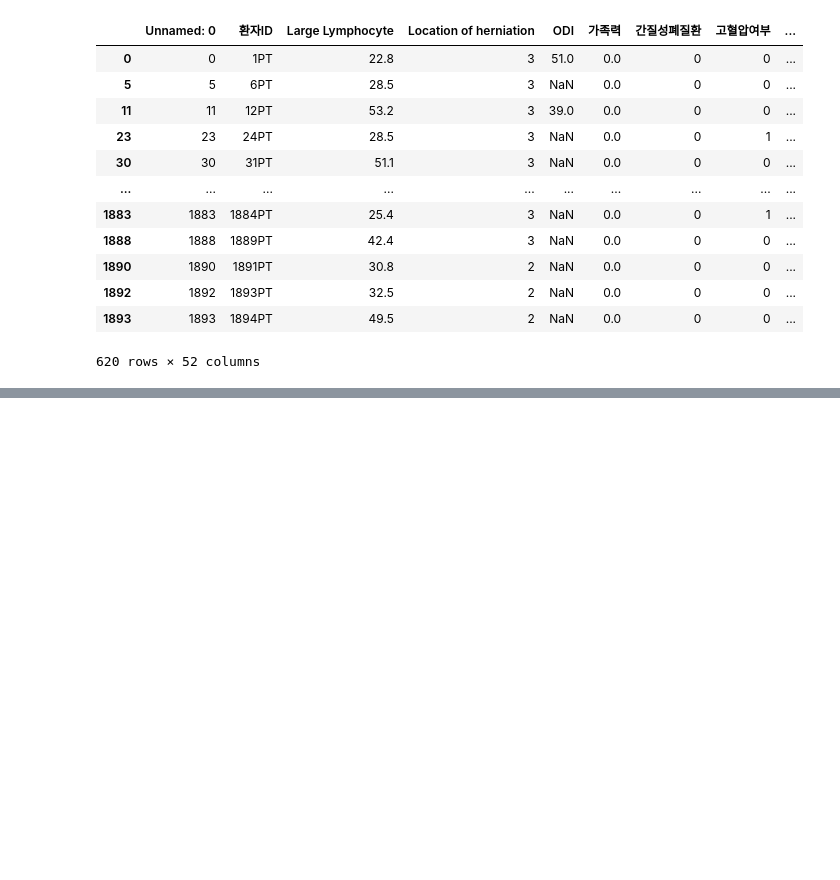
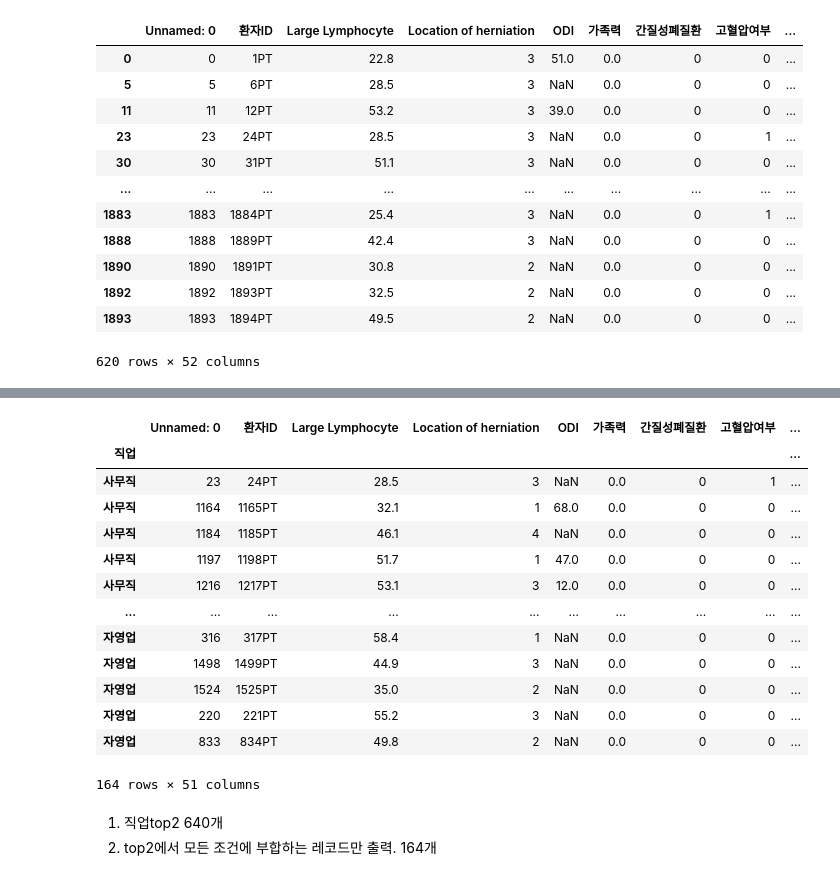
Before and after one commit to SSSanga/study_data_analytics, a Jupyter notebook: codes/DDA/RecurrenceOfSurgery_DDA.ipynb, the cells around one changed output, grey strips where cells are left out. Saved outputs shown, nothing was run; the diff lists cells and outputs as text; code cells hidden in the pictures; blank space fills up the shorter version.

```diff
--- a/codes/DDA/RecurrenceOfSurgery_DDA.ipynb
+++ b/codes/DDA/RecurrenceOfSurgery_DDA.ipynb
@@ -282,0 +300,20 @@ df_ROS_DF_top2_filter
+# %%
+df_ROS_DF_top2_asc.set_index('직업')
+# %% [output]
+|  | Unnamed: 0 | 환자ID | Large Lymphocyte | Location of herniation | ODI | 가족력 | 간질성폐질환 | 고혈압여부 | ... |
+| 직업 |  |  |  |  |  |  |  |  | ... |
+| 사무직 | 23 | 24PT | 28.5 | 3 | NaN | 0.0 | 0 | 1 | ... |
+| 사무직 | 1164 | 1165PT | 32.1 | 1 | 68.0 | 0.0 | 0 | 0 | ... |
+| 사무직 | 1184 | 1185PT | 46.1 | 4 | NaN | 0.0 | 0 | 0 | ... |
+| 사무직 | 1197 | 1198PT | 51.7 | 1 | 47.0 | 0.0 | 0 | 0 | ... |
+| 사무직 | 1216 | 1217PT | 53.1 | 3 | 12.0 | 0.0 | 0 | 0 | ... |
+| ... | ... | ... | ... | ... | ... | ... | ... | ... | ... |
+| 자영업 | 316 | 317PT | 58.4 | 1 | NaN | 0.0 | 0 | 0 | ... |
+| 자영업 | 1498 | 1499PT | 44.9 | 3 | NaN | 0.0 | 0 | 0 | ... |
+| 자영업 | 1524 | 1525PT | 35.0 | 2 | NaN | 0.0 | 0 | 0 | ... |
+| 자영업 | 220 | 221PT | 55.2 | 3 | NaN | 0.0 | 0 | 0 | ... |
+| 자영업 | 833 | 834PT | 49.8 | 2 | NaN | 0.0 | 0 | 0 | ... |
+164 rows × 51 columns
+# %% [markdown]
+1. 직업top2 640개
+2. top2에서 모든 조건에 부합하는 레코드만 출력. 164개
```
Also changed, not shown: parts of 2 cells of this notebook.
